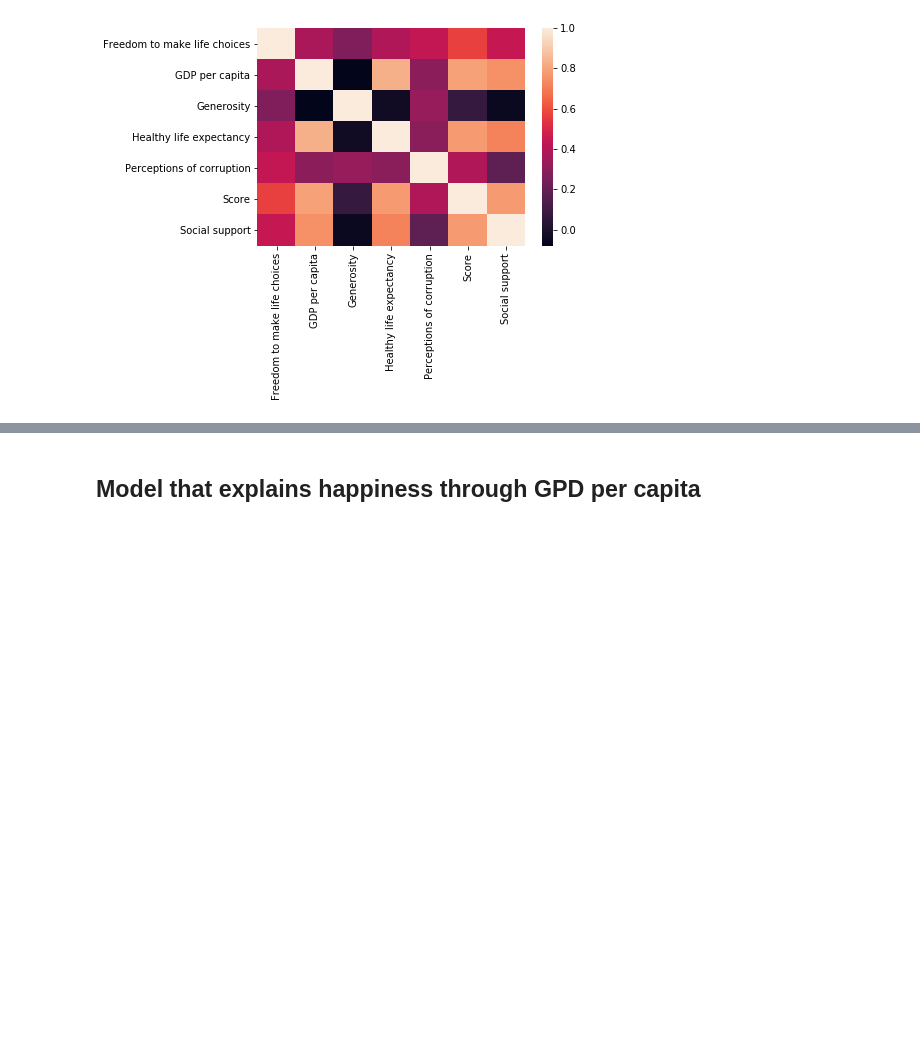
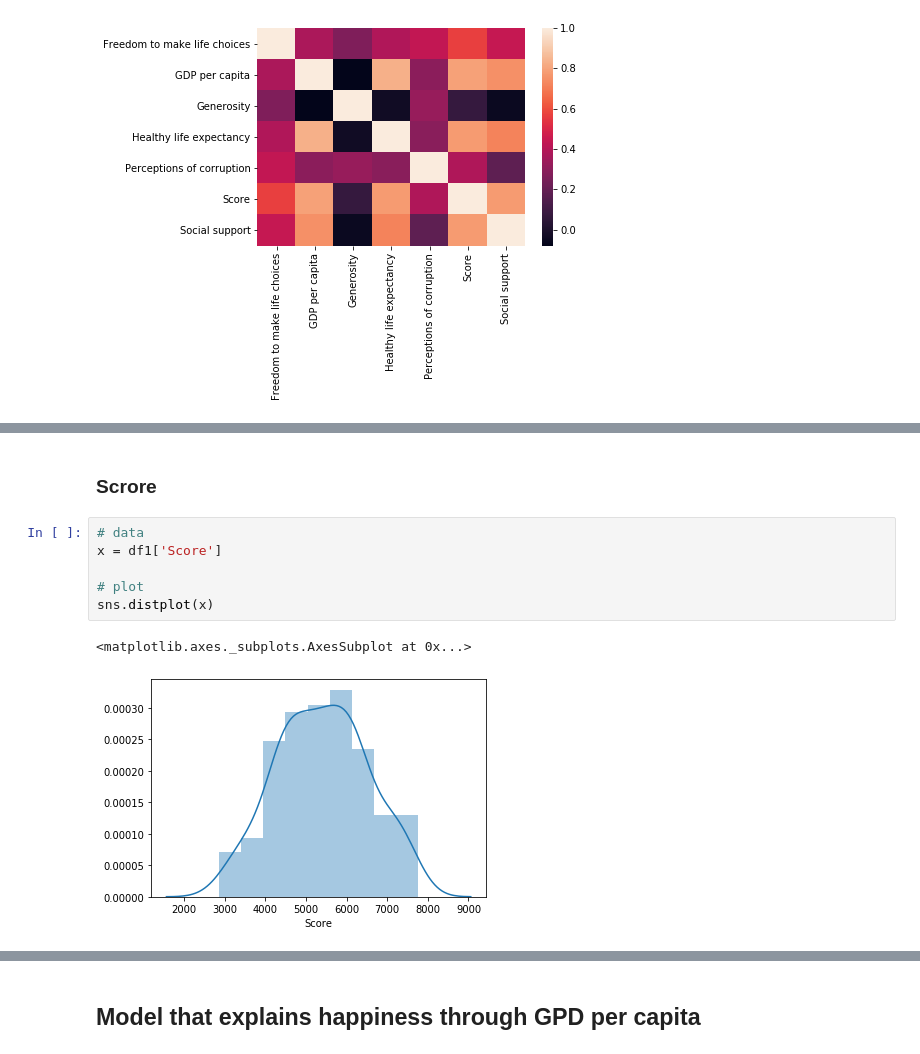
Before and after one commit to caroperez/Statistical_studies, a Jupyter notebook: Happiness.ipynb, the cells around one changed output, grey strips where cells are left out. Cells and saved outputs as stored; diff of their text form; blank space fills up the shorter version.

```diff
--- a/Happiness.ipynb
+++ b/Happiness.ipynb
@@ -80,0 +101,11 @@ Now that we have this information, we will try to obtain a model that explains t
+# %% [markdown]
+### Scrore
+# %%
+# data
+x = df1['Score']
+
+# plot
+sns.distplot(x)
+# %% [output]
+<matplotlib.axes._subplots.AxesSubplot at 0x...>
+[figure, added]
```
Also changed, not shown: parts of 19 cells of this notebook.
